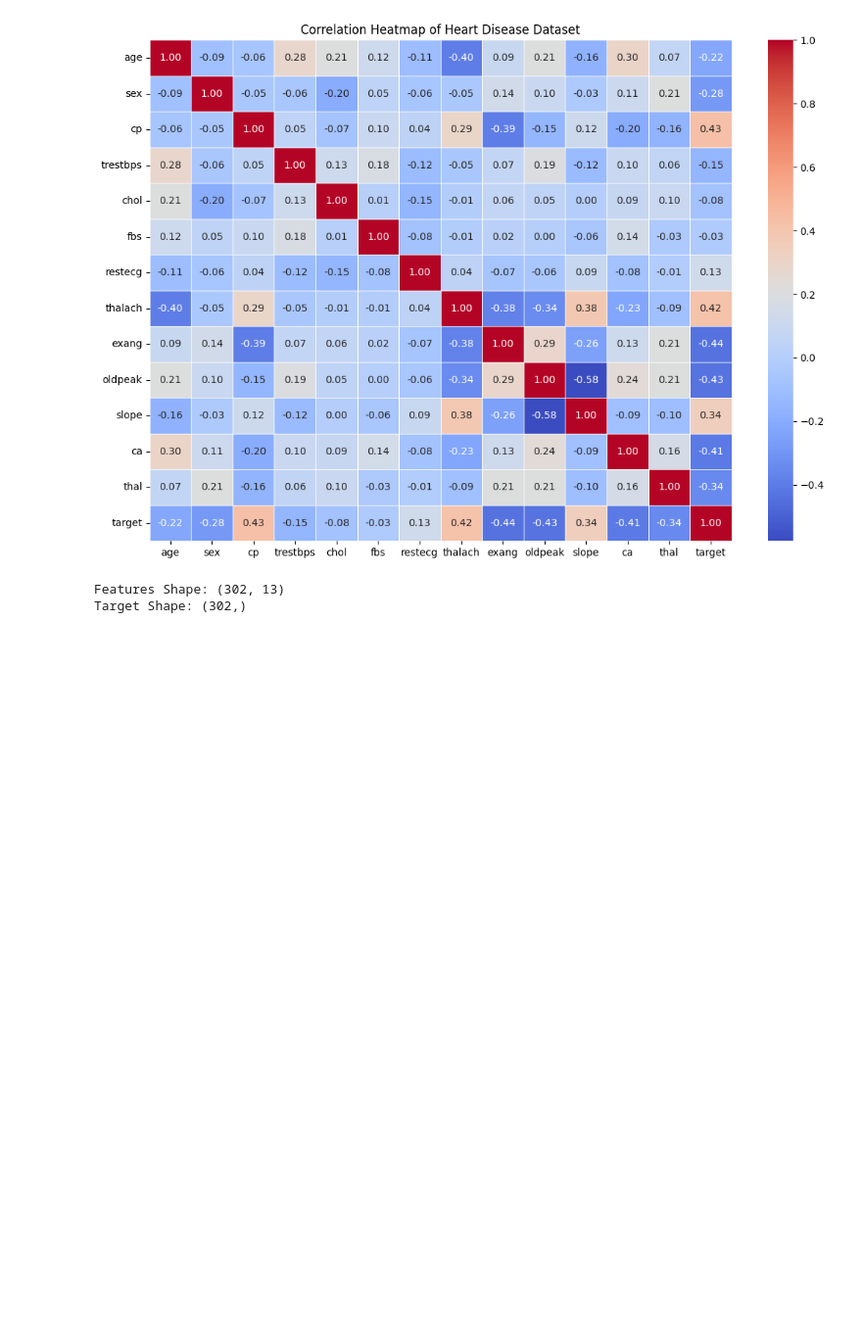
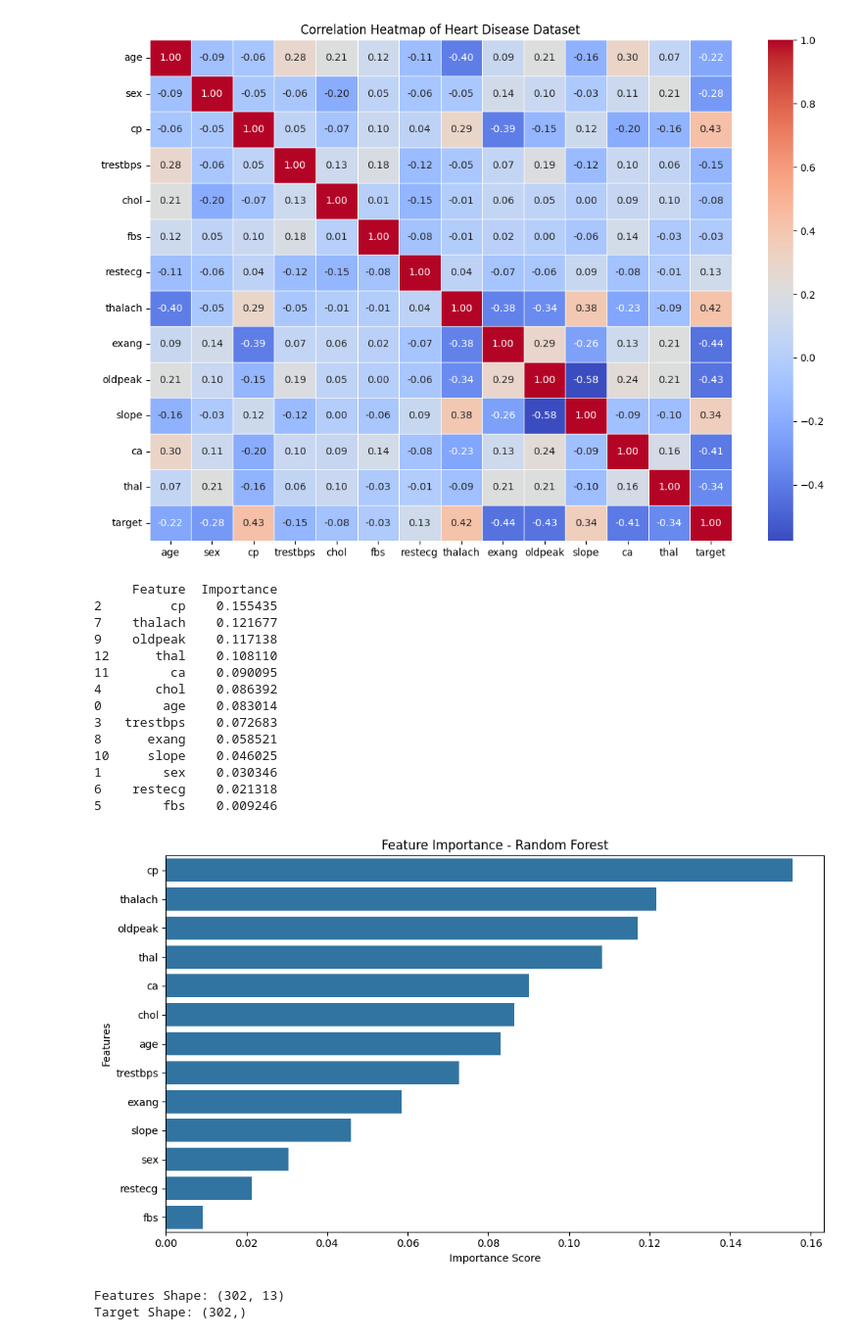
Before and after one commit to Israr-Hussain7/Heart-Disease-Prediction, a Jupyter notebook: Heart_Disease_Prediction.ipynb, the cells around one changed output. Shown at 98% size. Saved outputs shown, nothing was run; the diff lists cells and outputs as text; code cells hidden in the pictures; blank space fills up the shorter version.

```diff
--- a/Heart_Disease_Prediction.ipynb
+++ b/Heart_Disease_Prediction.ipynb
@@ -368,6 +368,59 @@ plt.title('Correlation Heatmap of Heart Disease Dataset')
 plt.show()
 # %% [output]
 [figure]
+# %%
+# Feature Importance using Random Forest
+
+import pandas as pd
+import matplotlib.pyplot as plt
+import seaborn as sns
+
+# Get feature importance
+rf_model = models['Random Forest']
+
+feature_importance = pd.DataFrame({
+    'Feature': X.columns,
+    'Importance': rf_model.feature_importances_
+})
+
+# Sort by importance
+feature_importance = feature_importance.sort_values(
+    by='Importance', ascending=False
+)
+
+# Display results
+print(feature_importance)
+
+# Visualize feature importance
+plt.figure(figsize=(10, 6))
+
+sns.barplot(
+    data=feature_importance,
+    x='Importance',
+    y='Feature'
+)
+
+plt.title('Feature Importance - Random Forest')
+plt.xlabel('Importance Score')
+plt.ylabel('Features')
+plt.tight_layout()
+plt.show()
+# %% [output]
+     Feature  Importance
+2         cp    0.155435
+7    thalach    0.121677
+9    oldpeak    0.117138
+12      thal    0.108110
+11        ca    0.090095
+4       chol    0.086392
+0        age    0.083014
+3   trestbps    0.072683
+8      exang    0.058521
+10     slope    0.046025
+1        sex    0.030346
+6    restecg    0.021318
+5        fbs    0.009246
+[figure, added]
 # %%
 
 # Separate independent variables
```
Also changed, not shown: parts of 2 cells of this notebook.
